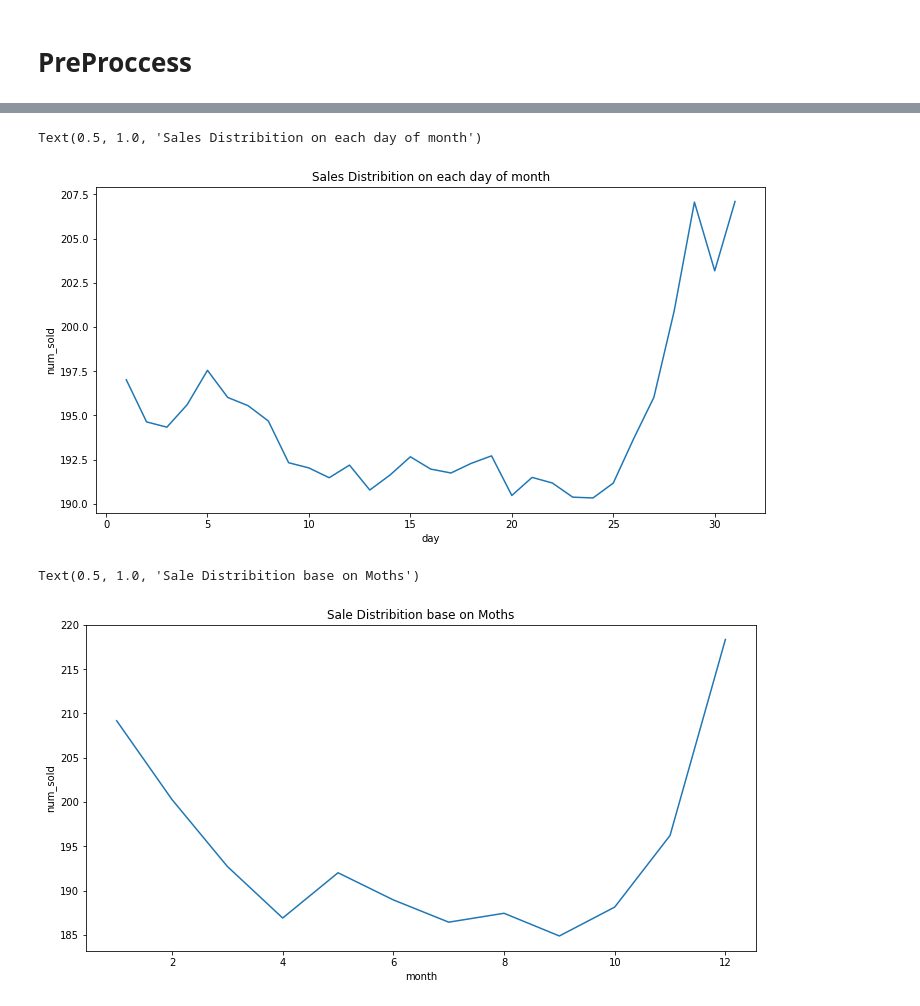
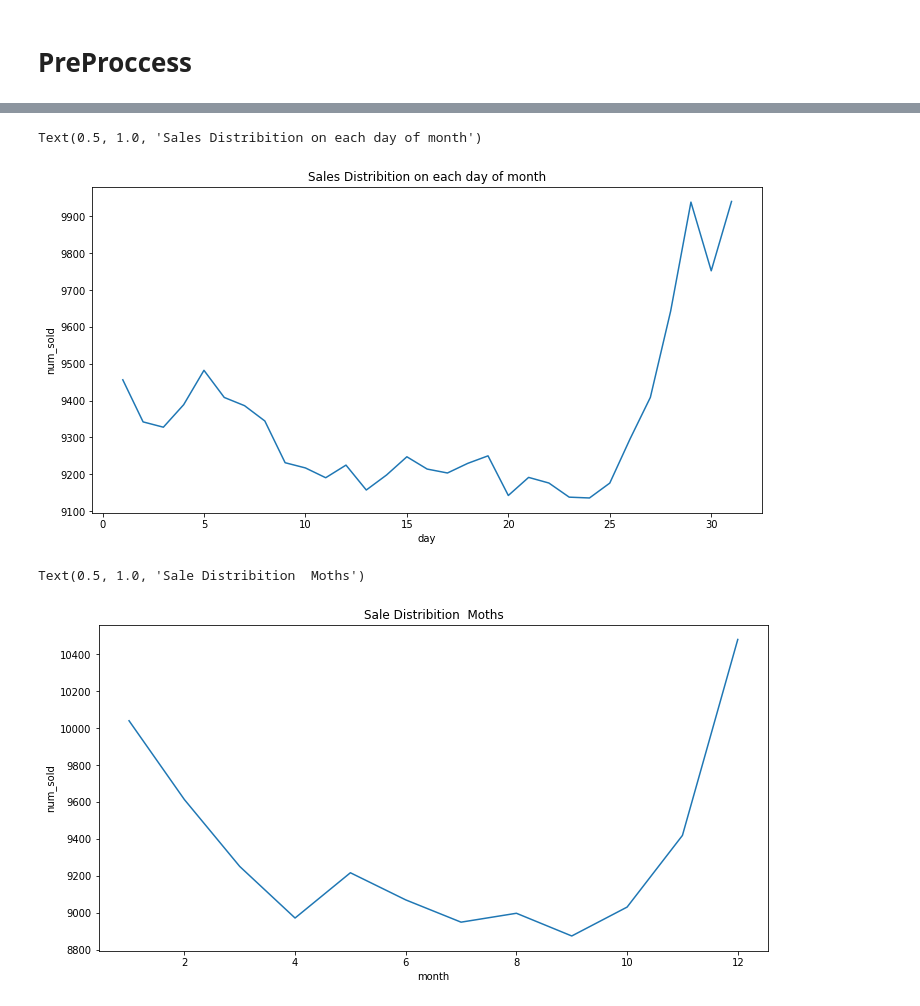
Before and after one commit to Bakhtaki/Kaggle-Competitions, a Jupyter notebook: tp-sep-2022.ipynb, the cells around one changed output, grey strips where cells are left out. Cells and saved outputs as stored; diff of their text form; code cells hidden in the pictures.

```diff
--- a/tp-sep-2022.ipynb
+++ b/tp-sep-2022.ipynb
@@ -728,3 +737,5 @@ plt.show()
 # **PreProccess**
 # %%
 extended_train = train_df.copy()
+# %%
+extended_train = extended_train.groupby(["date"])["num_sold"].sum().reset_index()
@@ -787,14 +818,14 @@ sns.lineplot(data=extended_train, x='day', y="num_sold",ci=None)
 plt.title("Sales Distribition on each day of month")
 # %% [output]
 Text(0.5, 1.0, 'Sales Distribition on each day of month')
-[figure, old version]
+[figure, new version]
 # %%
 fig, axes = plt.subplots(figsize=(12,6))
 sns.lineplot(data=extended_train, x='month', y="num_sold",ci=None)
-plt.title("Sale Distribition base on Moths")
+plt.title("Sale Distribition  Moths")
 # %% [output]
-Text(0.5, 1.0, 'Sale Distribition base on Moths')
+Text(0.5, 1.0, 'Sale Distribition  Moths')
-[figure, old version]
+[figure, new version]
 # %%
 fig, axes = plt.subplots(figsize=(12,6))
 sns.lineplot(data=extended_train, x='year', y="num_sold",ci=None)
```
Also changed, not shown: parts of 34 cells of this notebook.
